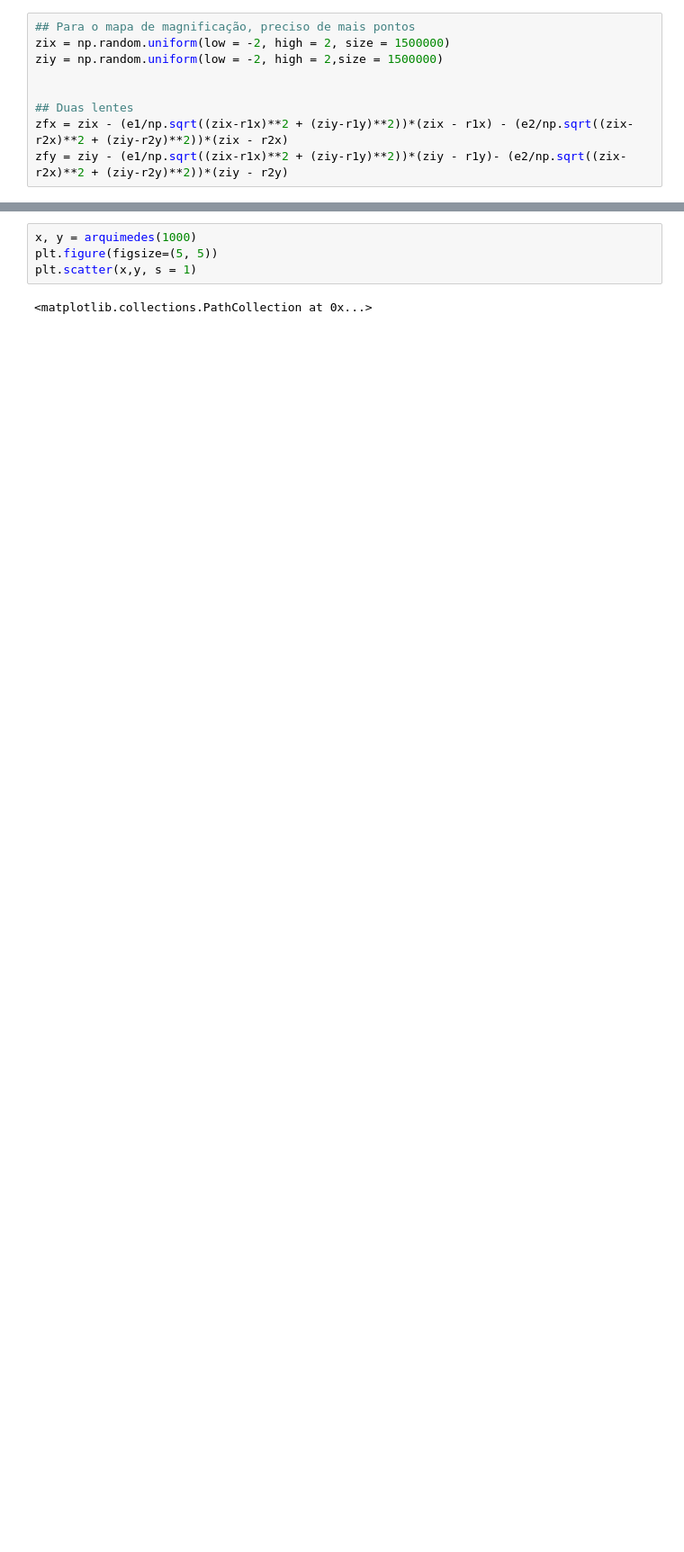
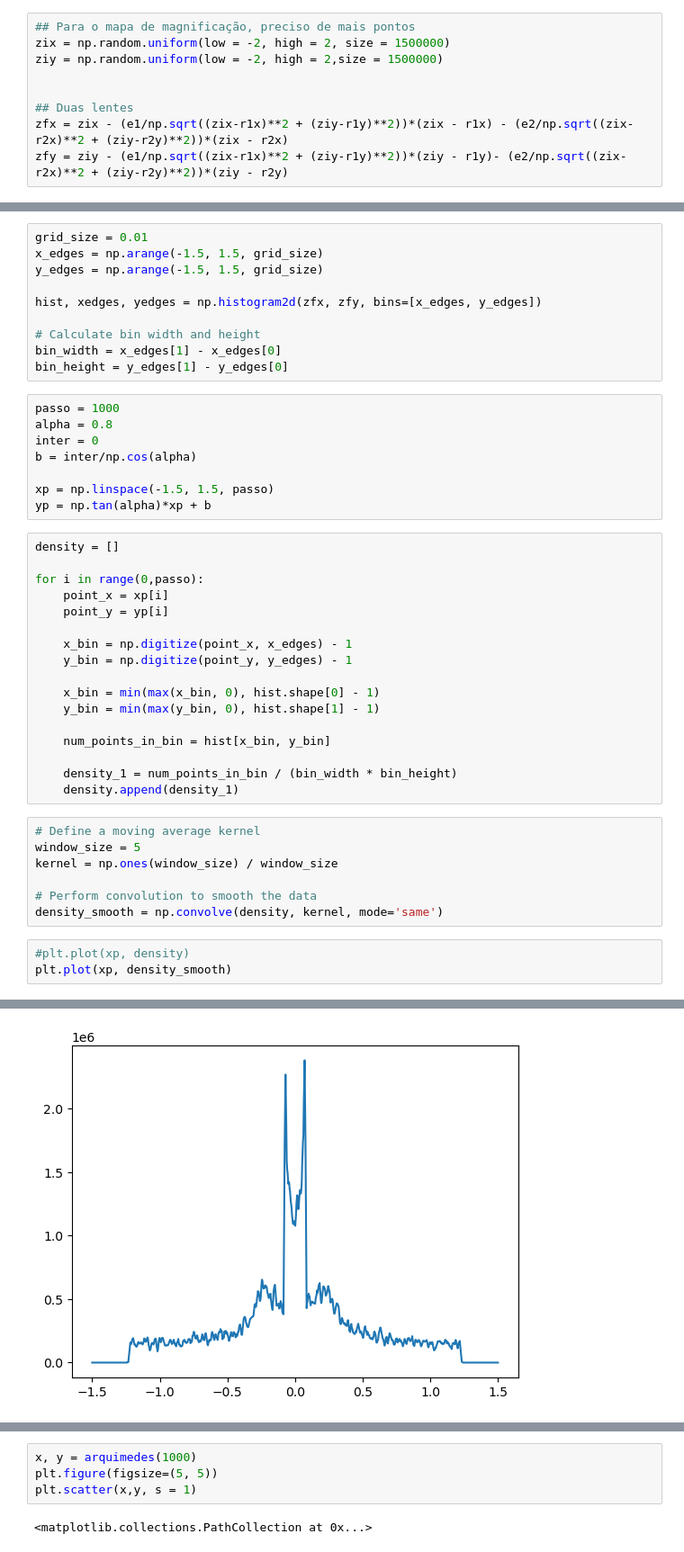
Before and after one commit to ylaksl/Microlensing, a Jupyter notebook: microlensing.ipynb, the cells around one changed output, grey strips where cells are left out. Shown at 90% size. Saved outputs shown, nothing was run; the diff lists cells and outputs as text; blank space fills up the shorter version.

```diff
--- a/microlensing.ipynb
+++ b/microlensing.ipynb
@@ -148,0 +95,46 @@ plt.xlim(2.45352e6,2.45365e6)
+# %%
+grid_size = 0.01
+x_edges = np.arange(-1.5, 1.5, grid_size)
+y_edges = np.arange(-1.5, 1.5, grid_size)
+
+hist, xedges, yedges = np.histogram2d(zfx, zfy, bins=[x_edges, y_edges])
+
+# Calculate bin width and height
+bin_width = x_edges[1] - x_edges[0]
+bin_height = y_edges[1] - y_edges[0]
+# %%
+passo = 1000
+alpha = 0.8
+inter = 0
+b = inter/np.cos(alpha)
+
+xp = np.linspace(-1.5, 1.5, passo)
+yp = np.tan(alpha)*xp + b
+# %%
+density = []
+
+for i in range(0,passo):
+    point_x = xp[i]
+    point_y = yp[i]
+
+    x_bin = np.digitize(point_x, x_edges) - 1
+    y_bin = np.digitize(point_y, y_edges) - 1
+
+    x_bin = min(max(x_bin, 0), hist.shape[0] - 1)
+    y_bin = min(max(y_bin, 0), hist.shape[1] - 1)
+
+    num_points_in_bin = hist[x_bin, y_bin]
+
+    density_1 = num_points_in_bin / (bin_width * bin_height)
+    density.append(density_1)
+# %%
+# Define a moving average kernel
+window_size = 5
+kernel = np.ones(window_size) / window_size
+
+# Perform convolution to smooth the data
+density_smooth = np.convolve(density, kernel, mode='same')
+# %%
+#plt.plot(xp, density)
+plt.plot(xp, density_smooth)
+# %% [output]
@@ -148,0 +142 @@ plt.xlim(2.45352e6,2.45365e6)
+[figure, added]
```
Also changed, not shown: parts of 12 cells of this notebook, 1 other file.
